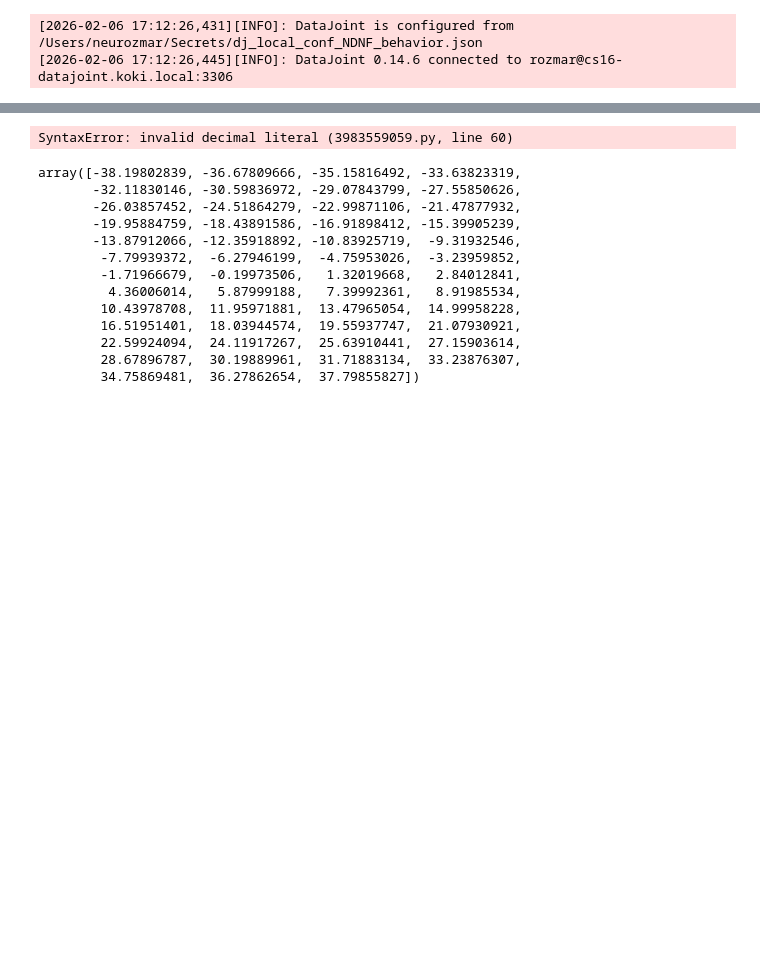
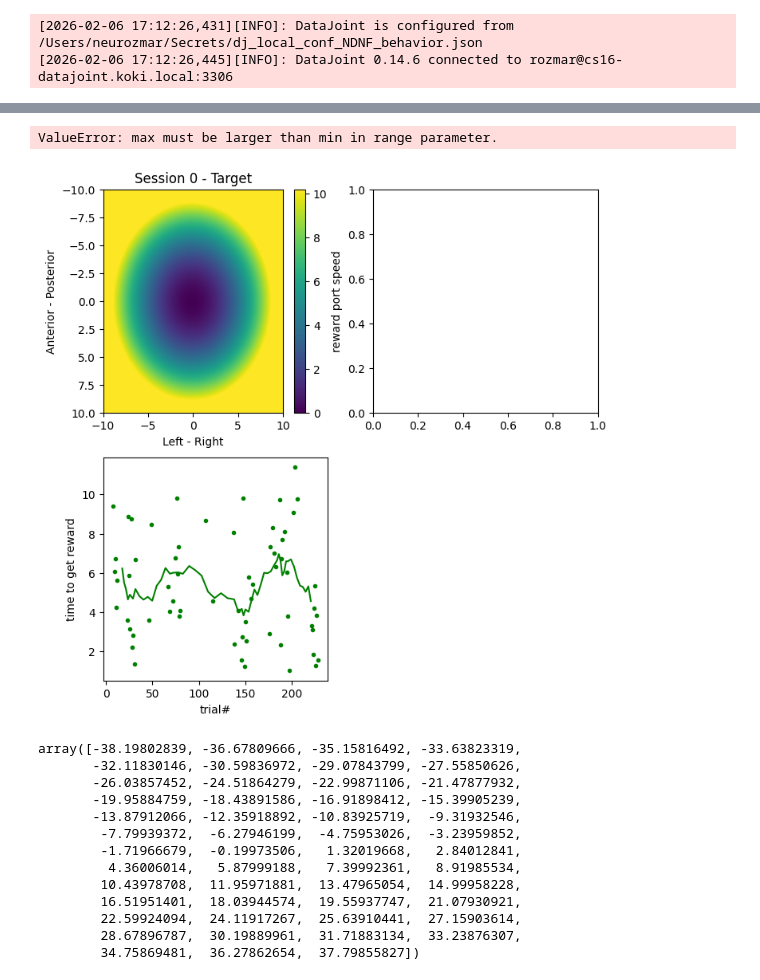
Before and after one commit to rozmar/NDNF-pipeline, a Jupyter notebook: Notebooks/behavior.ipynb, the cells around one changed output, grey strips where cells are left out. Cells and saved outputs as stored; diff of their text form; code cells hidden in the pictures; blank space fills up the shorter version.

```diff
--- a/Notebooks/behavior.ipynb
+++ b/Notebooks/behavior.ipynb
@@ -54,7 +54,8 @@ plt.show()
 # visualize targets, and how forces change over sessions and trials
 import matplotlib.pyplot as plt
 
-
+force_uniform_range = True
+uniform_force_range= [-10,10,-10,10]
 for session_i, session in enumerate(available_sessions):
     fig = plt.figure(figsize=(8,8))
 
@@ -65,6 +66,8 @@ for session_i, session in enumerate(available_sessions):
     for fa in force_axes:
         force_axes_dict[fa['force_axis_idx']] = {'force_direction':fa['force_direction'],
                                                 'target_force_axes':fa['target_force_axes']}
+    if force_uniform_range:
+        im0 = plt.imshow(np.ones(target_force_lut.shape)*np.min(target_force_lut.flatten()),extent = uniform_force_range,alpha = 1)
     im_lut = plt.imshow(target_force_lut,extent = [force_axes_dict[0]['target_force_axes'][0],force_axes_dict[0]['target_force_axes'][-1],
                                                   force_axes_dict[1]['target_force_axes'][0],force_axes_dict[1]['target_force_axes'][-1]],
                                                   origin='lower',
@@ -74,6 +77,9 @@ for session_i, session in enumerate(available_sessions):
     plt.ylabel(direction_dict[force_axes_dict[1]['force_direction']])
     plt.colorbar(im_lut,label='reward port speed')
     plt.title(f'Session {session} - Target')
+    if force_uniform_range:
+        ax_target_LUT.set_xlim([uniform_force_range[0],uniform_force_range[1]])
+        ax_target_LUT.set_ylim([uniform_force_range[2],uniform_force_range[3]])
 
 
     ax_performance = fig.add_subplot(2,2,3)
@@ -83,39 +89,45 @@ for session_i, session in enumerate(available_sessions):
     ax_performance.plot(np.convolve(rewarded_trial,np.ones(10)/10,mode='valid'),
                         np.convolve(np.asarray(time_to_reward,float),np.ones(10)/10,mode='valid'),'g-')
 
     ax_performance.set_ylabel('time to get reward')
 
     ax_force_hist = fig.add_subplot(2,2,2)
     force_traces_0 = (experiment.TrialForceTrace.TrialForceAxis() &{'subject_id':subject_id,'session':session,'force_axis_idx':0}).fetch('force_trace_value')
     force_traces_1 = (experiment.TrialForceTrace.TrialForceAxis() &{'subject_id':subject_id,'session':session,'force_axis_idx':1}).fetch('force_trace_value')
+    if force_uniform_range:
+        histrange = [uniform_force_range[:2],uniform_force_range[:2][::-1]]
+    else:
+        histrange = [[force_axes_dict[0]['target_force_axes'][0],
+                    force_axes_dict[0]['target_force_axes'][-1]],
+                    [force_axes_dict[1]['target_force_axes'][0],
+                    force_axes_dict[1]['target_force_axes'][-1]]]
+
     forcehist,binx,biny = np.histogram2d(np.concatenate(force_traces_0),
                                          np.concatenate(force_traces_1),
-                                         range=[[force_axes_dict[0]['target_force_axes'][0],
-                                                force_axes_dict[0]['target_force_axes'][-1]],
-                                                [force_axes_dict[1]['target_force_axes'][0],
-                                                force_axes_dict[1]['target_force_axes'][-1]]],
-                                                bins=50)
+                                         range=histrange,
+                                         bins=50)
     forcehist_all = forcehist.copy()
     forcehist = np.log(forcehist/sum(forcehist.flatten()))
     forcehist_ = forcehist.copy()
     forcehist_ [np.isinf(forcehist )] = 0
     forcehist[np.isinf(forcehist)] = np.nanmin(forcehist_.flatten())
     im_hist = ax_force_hist.imshow(forcehist,
                                    extent = [binx[0],binx[-1],biny[0],biny[-1]],
                                     alpha = 1)
     plt.colorbar(im_hist,label = 'fraction of time spent')
 
     plt.title('Force distribution')
 
     ax_force_hist_1d = fig.add_subplot(2,2,4)
     ax_force_hist_1d_2 = ax_force_hist_1d.twinx()
     ax_force_hist_1d.hist(np.concatenate(force_traces_0),binx,color = 'red',alpha = .5,label = 'force distribution ax 0')
     ax_force_hist_1d_2.hist(np.concatenate(force_traces_1),biny,color = 'blue',alpha = .5,label = 'force distribution ax 1')
     plt.legend()
     plt.xlabel('Force values')
     #ax_performance.set_yscale('log')
 # %% [output]
-SyntaxError: invalid decimal literal (3983559059.py, line 60)
+ValueError: max must be larger than min in range parameter.
+[figure, added]
 # %%
 binx
 # %% [output]
```
Also changed, not shown: parts of 1 cell of this notebook.
